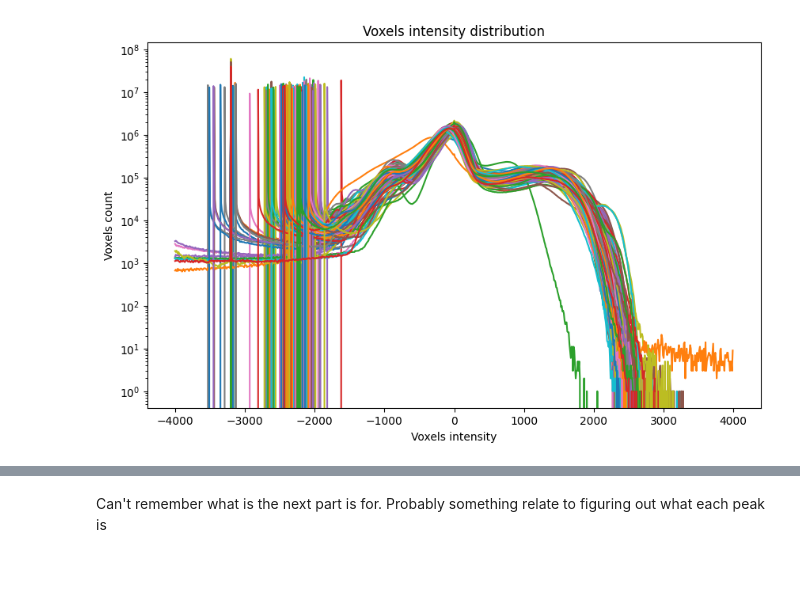
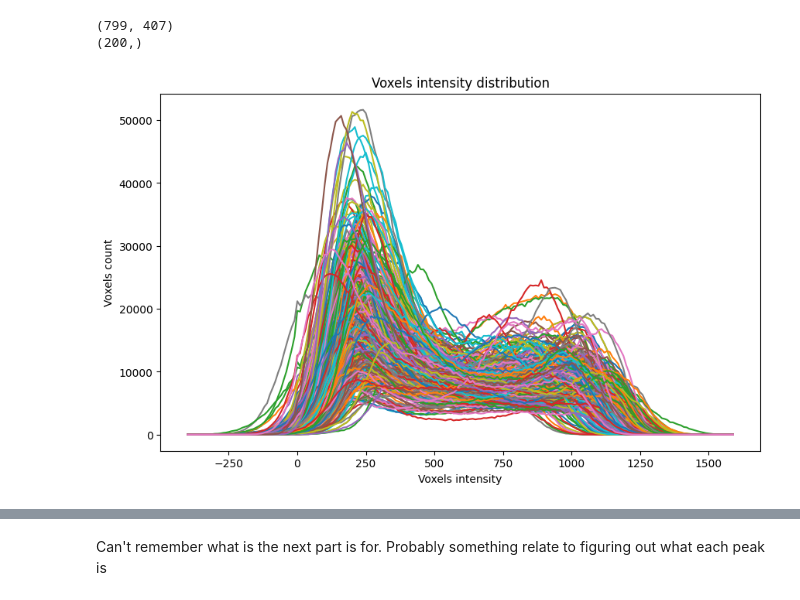
Before and after one commit to KananatSSN/Project_TMJOA, a Jupyter notebook: Check/analyze_voxel_intensity_distribution_analysis.ipynb, the cells around one changed output, grey strips where cells are left out. Cells and saved outputs as stored; diff of their text form; code cells hidden in the pictures; blank space fills up the shorter version.

Commit message:
normalization

```diff
--- a/Check/analyze_voxel_intensity_distribution_analysis.ipynb
+++ b/Check/analyze_voxel_intensity_distribution_analysis.ipynb
@@ -41,18 +63,24 @@ csv_df = read_csv_as_dataframe(csv_path)
 # %%
 import numpy as np
 
-minimum = -4000
-maximum = 4000
+csv_path = r"d:\Kananat\Data\Last0\2_Masked\voxel_intensity.csv"
+csv_df = read_csv_as_dataframe(csv_path)
+print(csv_df.shape)
+
+minimum = -400
+maximum = 1600
 
 row_min = int((minimum+4000)/10)
 row_max = int((maximum+4000)/10)
 
 x_coords_min = minimum
 x_coords_max = maximum-9
 
 cut_df = csv_df.iloc[row_min:row_max, :]
 x_coords = np.arange(x_coords_min, x_coords_max, 10)
-
-plot_columns_of_dataframe(cut_df, x_coords, mode='log')
+print(x_coords.shape)
+plot_columns_of_dataframe(cut_df, x_coords, mode='normal')
 # %% [output]
+(799, 407)
+(200,)
-[figure, old version]
+[figure, new version]
```
Also changed, not shown: parts of 9 cells of this notebook, 30 other files.
